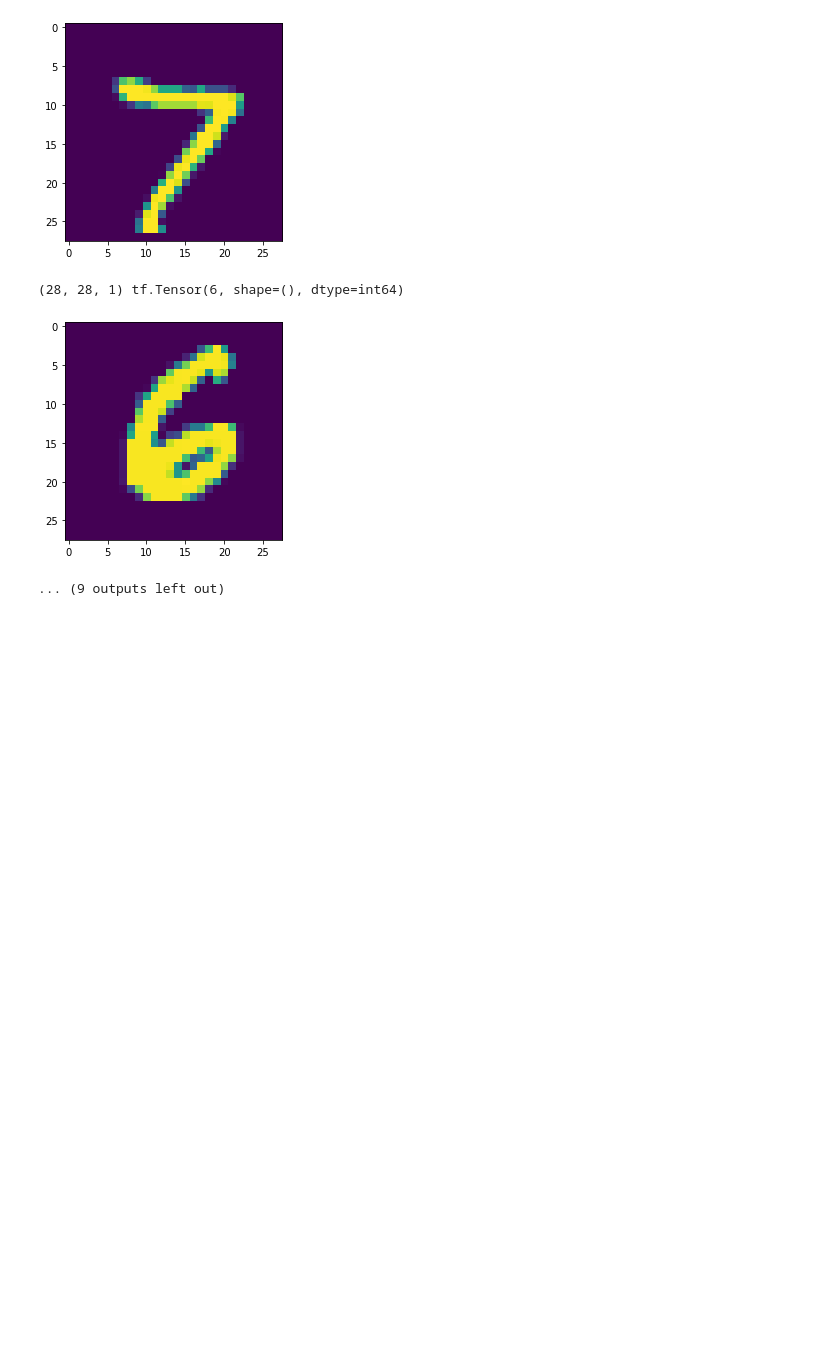
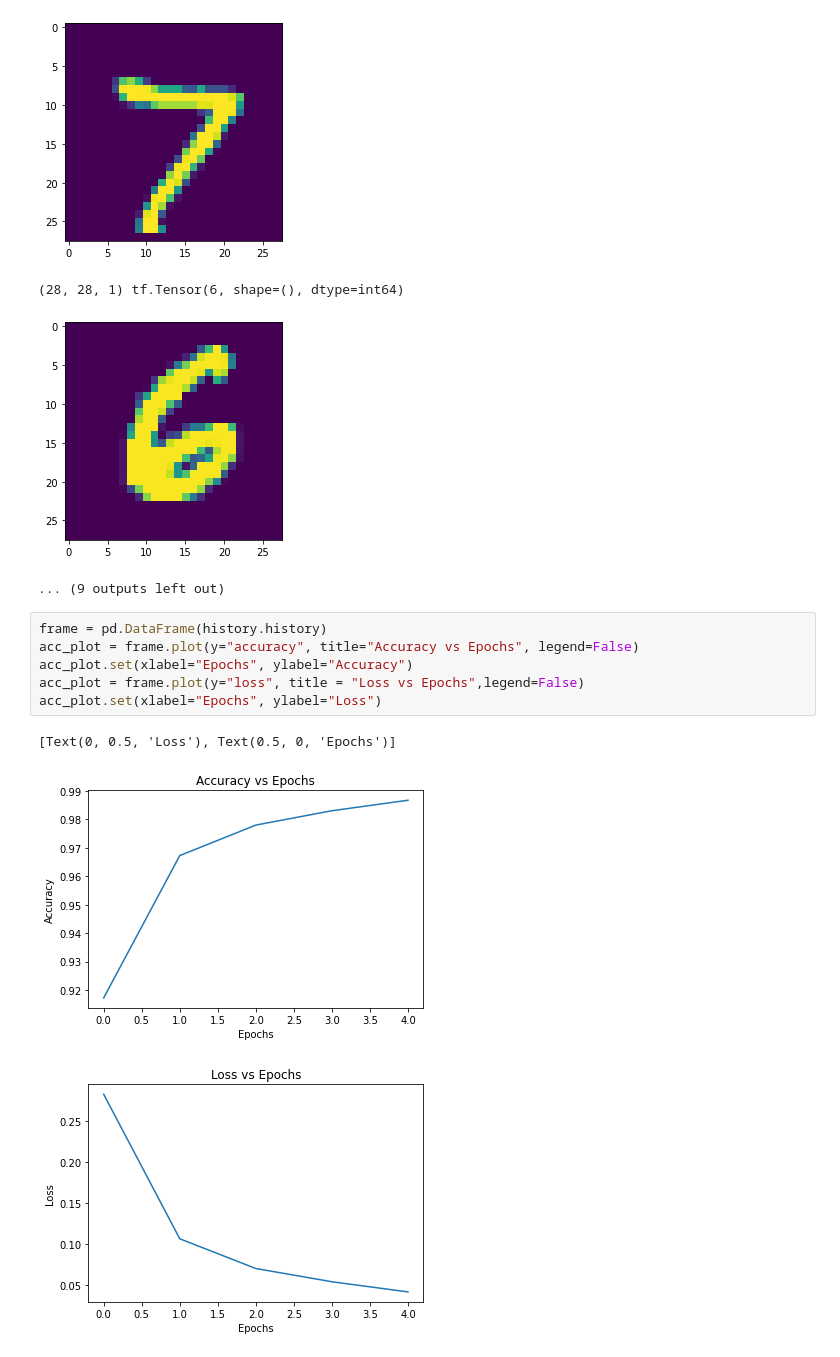
Before and after one commit to Saguirre9911/Tensroflow_tutoriales, a Jupyter notebook: Tfds-Tensorflow Datasets/Tensorflow_datasets_tutorial_final.ipynb, the cells around one changed output. Drawn from its saved outputs; the diff is of its cells as text; blank space fills up the shorter version.

```diff
--- a/Tfds-Tensorflow Datasets/Tensorflow_datasets_tutorial_final.ipynb
+++ b/Tfds-Tensorflow Datasets/Tensorflow_datasets_tutorial_final.ipynb
@@ -180,3 +198,13 @@ print(predictions)
 (28, 28, 1) tf.Tensor(6, shape=(), dtype=int64)
 [figure]
 ... (9 outputs left out)
+# %%
+frame = pd.DataFrame(history.history)
+acc_plot = frame.plot(y="accuracy", title="Accuracy vs Epochs", legend=False)
+acc_plot.set(xlabel="Epochs", ylabel="Accuracy")
+acc_plot = frame.plot(y="loss", title = "Loss vs Epochs",legend=False)
+acc_plot.set(xlabel="Epochs", ylabel="Loss")
+# %% [output]
+[Text(0, 0.5, 'Loss'), Text(0.5, 0, 'Epochs')]
+[figure, added]
+[figure, added]
```
Also changed, not shown: parts of 7 cells of this notebook.
